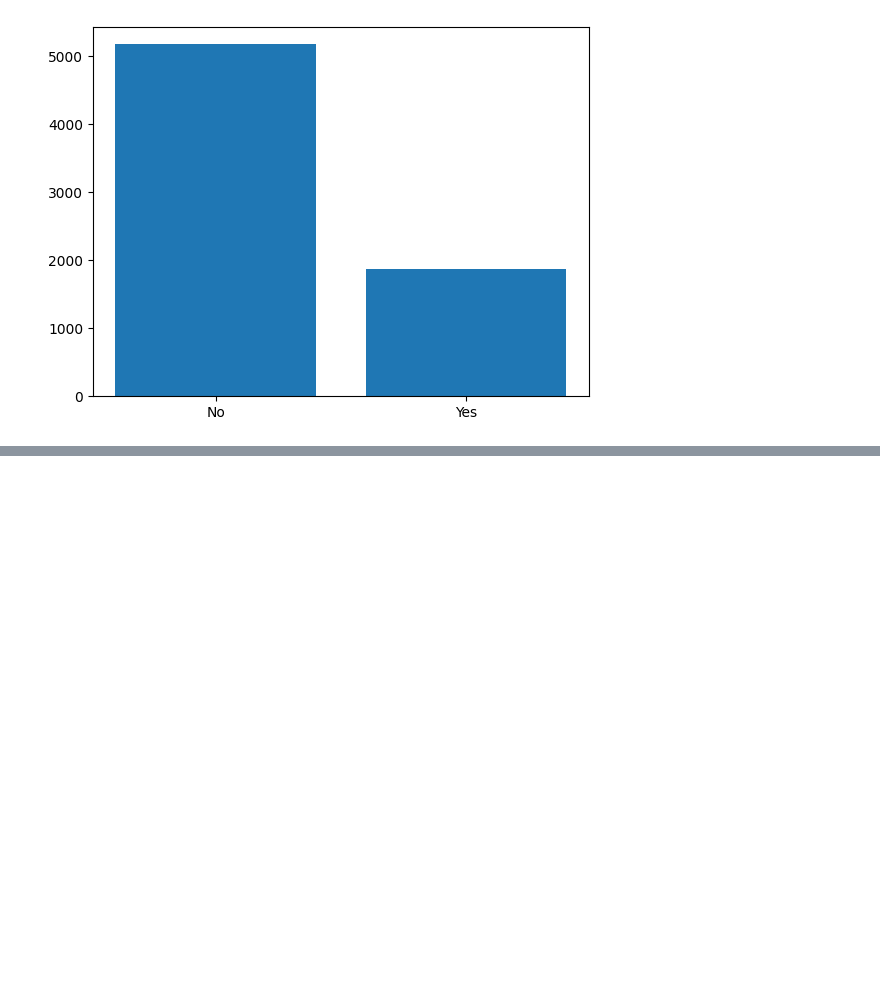
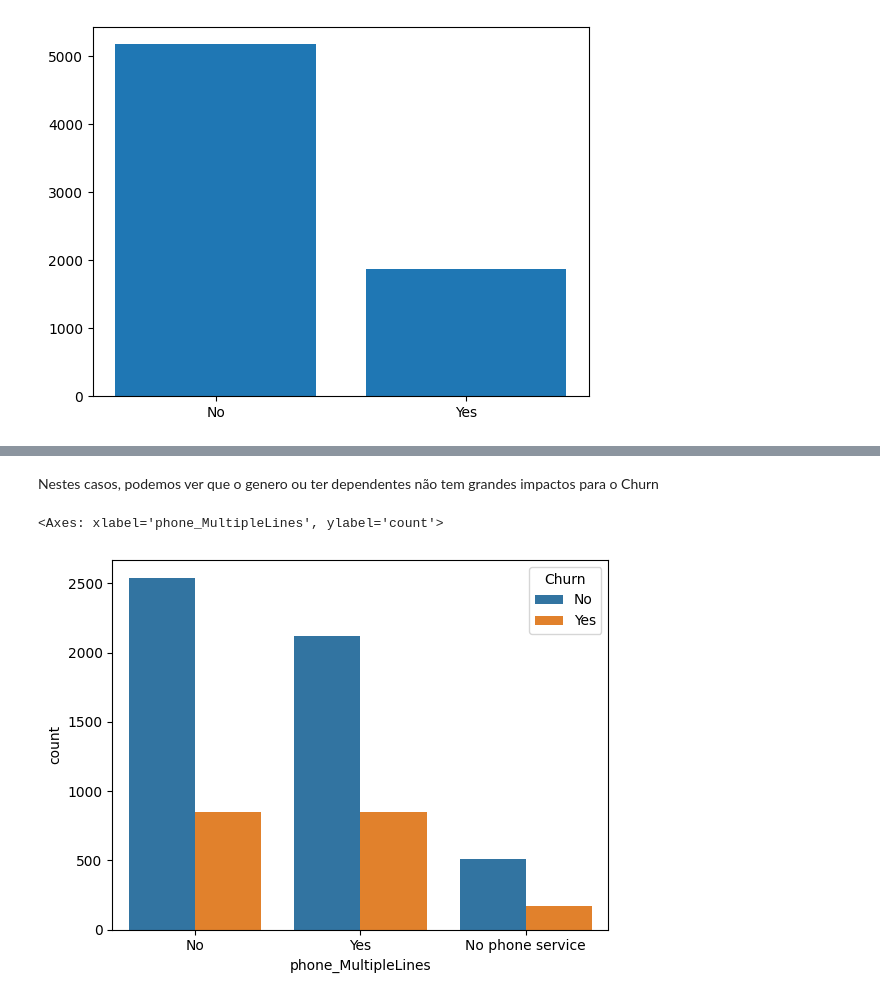
Before and after one commit to cauancalmeida/Challenge_1, a Jupyter notebook: Analise_descritiva.ipynb, the cells around one changed output, grey strips where cells are left out. Saved outputs shown, nothing was run; the diff lists cells and outputs as text; code cells hidden in the pictures; blank space fills up the shorter version.

```diff
--- a/Analise_descritiva.ipynb
+++ b/Analise_descritiva.ipynb
@@ -160,0 +117,7 @@ Text(0.5, 1.0, 'account_PaperlessBilling')
+# %% [markdown]
+Nestes casos, podemos ver que o genero ou ter dependentes não tem grandes impactos para o Churn
+# %%
+sns.countplot(df, x='phone_MultipleLines', hue='Churn')
+# %% [output]
+<Axes: xlabel='phone_MultipleLines', ylabel='count'>
+[figure, added]
```
Also changed, not shown: parts of 27 cells of this notebook.
